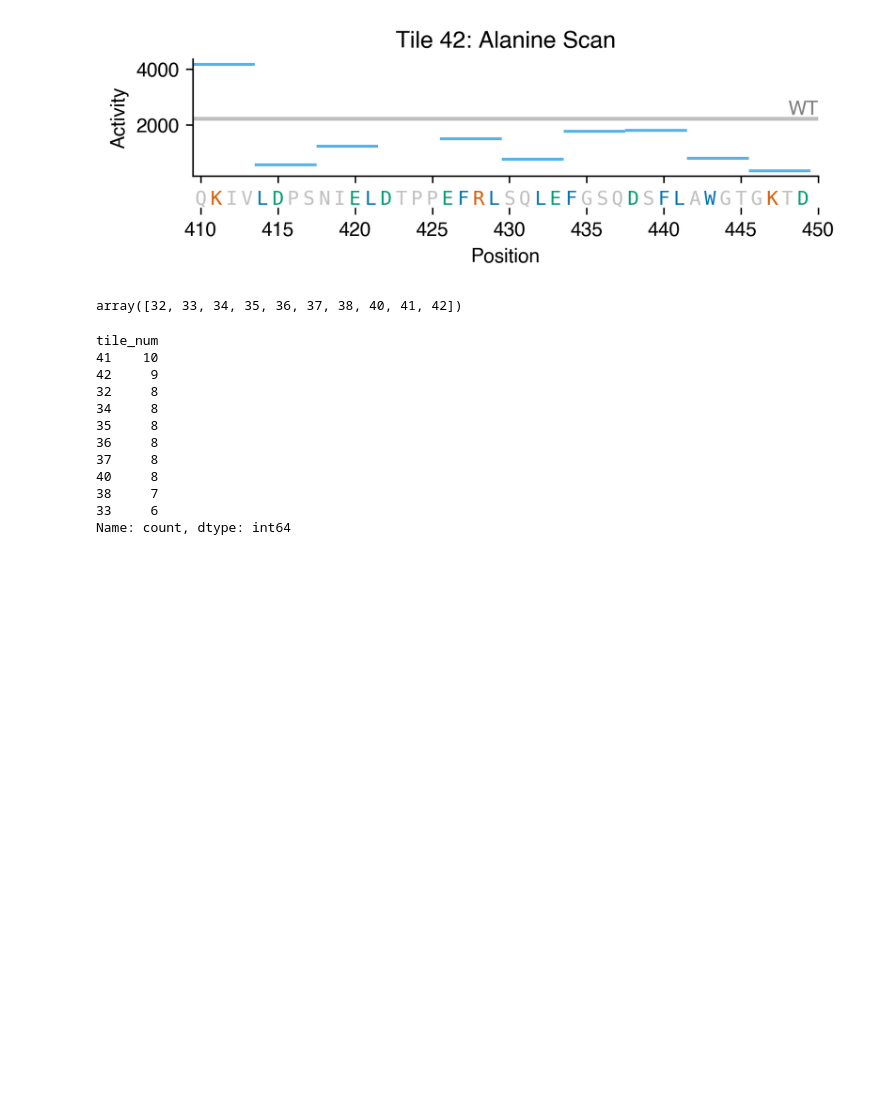
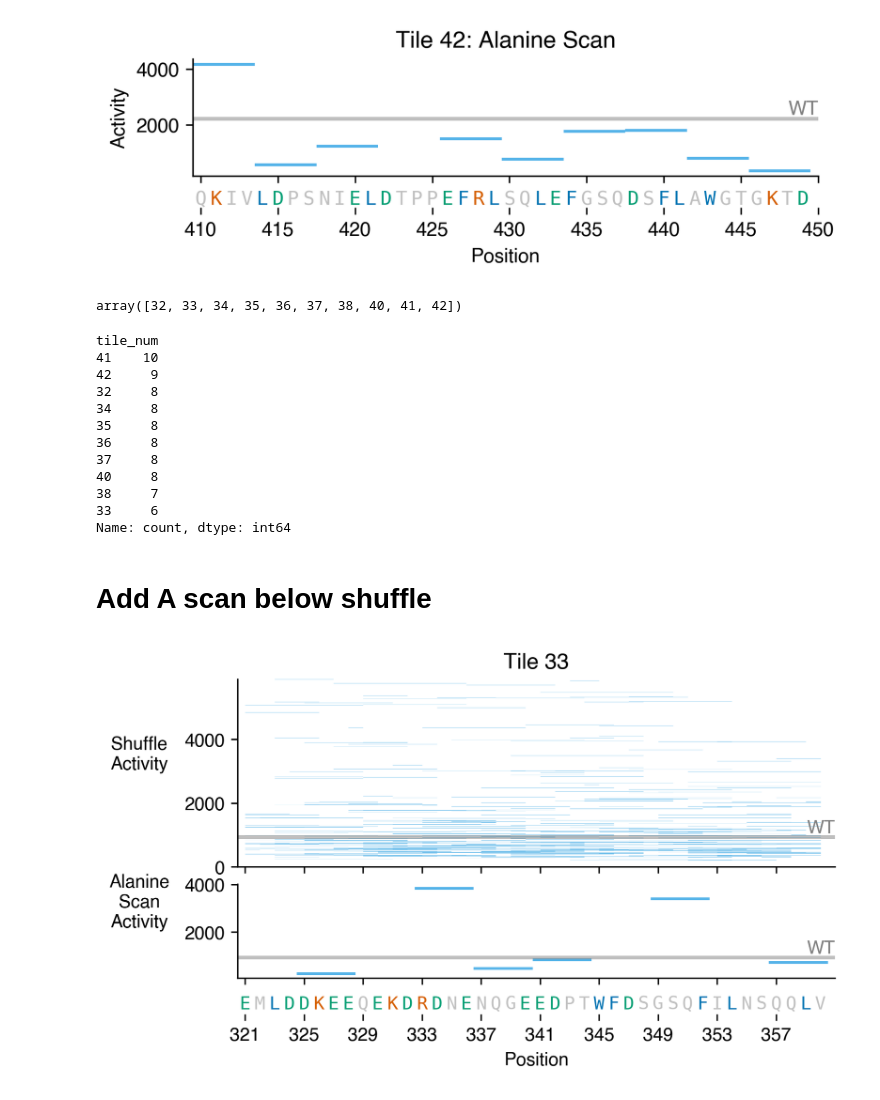
Before and after one commit to sanjanakotha/sog1, a Jupyter notebook: notebooks/Motifs.ipynb, the cells around one changed output. Drawn from its saved outputs; the diff is of its cells as text; code cells hidden in the pictures; blank space fills up the shorter version.

```diff
--- a/notebooks/Shuffles.ipynb
+++ b/notebooks/Motifs.ipynb
@@ -391,3 +399,5 @@ tile_num
 38     7
 33     6
 Name: count, dtype: int64
+# %% [markdown]
+# Add A scan below shuffle
@@ -393,0 +480,4 @@ Name: count, dtype: int64
+# %%
+plot_shuffles_and_A_scan(33)
+# %% [output]
+[figure, added]
```
Also changed, not shown: parts of 7 cells of this notebook, 31 other files.
